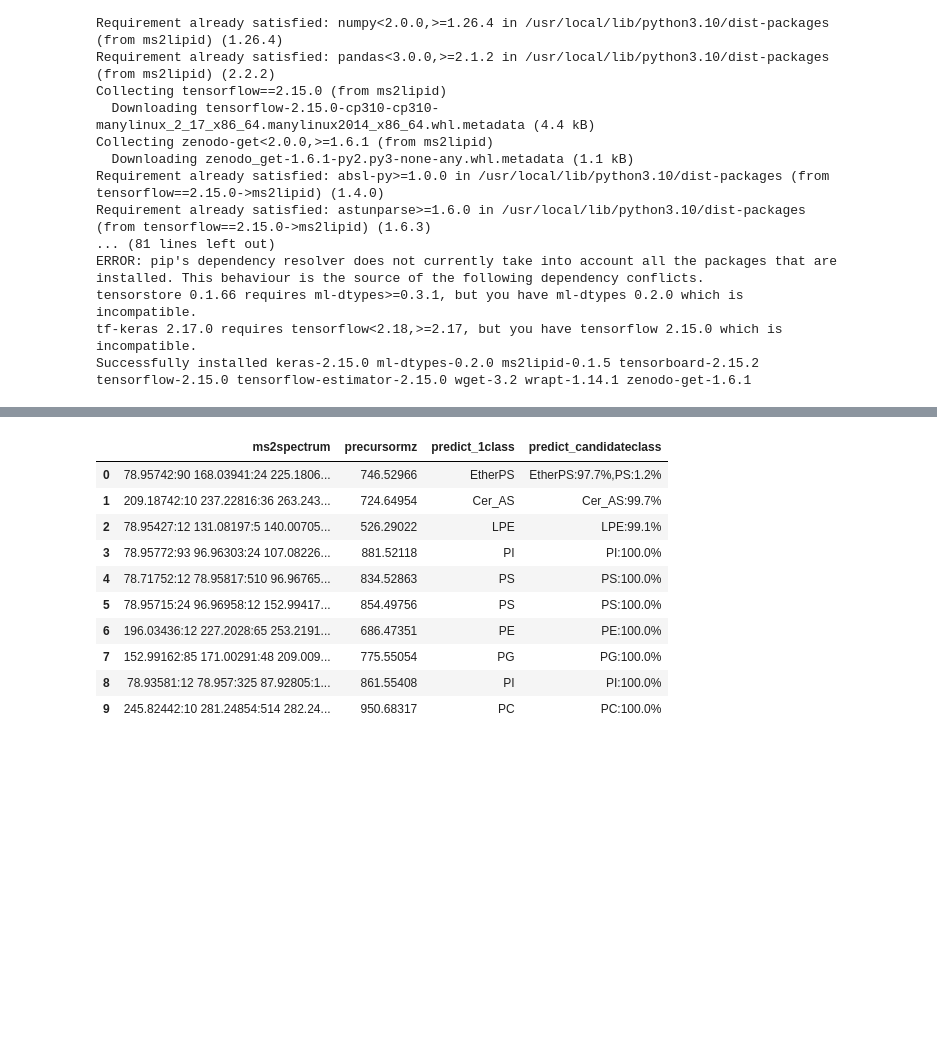
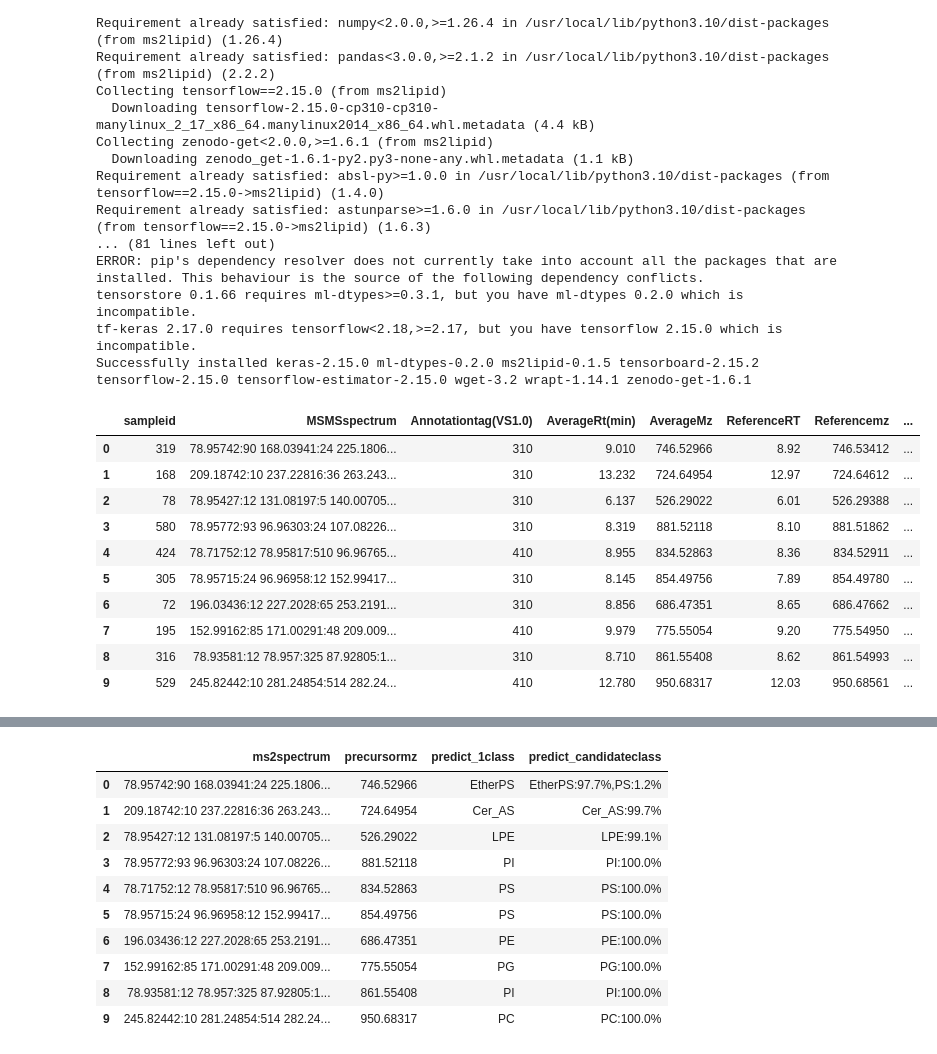
Before and after one commit to systemsomicslab/ms2lipid, a Jupyter notebook: try_ms2lipid.ipynb, the cells around one changed output, grey strips where cells are left out. Cells and saved outputs as stored; diff of their text form; code cells hidden in the pictures; blank space fills up the shorter version.

Commit message:
Add input file table view

```diff
--- a/try_ms2lipid.ipynb
+++ b/try_ms2lipid.ipynb
@@ -23,3 +25,17 @@ import ms2lipid
+# %%
+pd.read_csv("https://github.com/systemsomicslab/ms2lipid/raw/main/tests/test_data_csv_neg.csv")
+# %% [output]
+|  | sampleid | MSMSspectrum | Annotationtag(VS1.0) | AverageRt(min) | AverageMz | ReferenceRT | Referencemz | ... |
+| 0 | 319 | 78.95742:90 168.03941:24 225.1806... | 310 | 9.010 | 746.52966 | 8.92 | 746.53412 | ... |
+| 1 | 168 | 209.18742:10 237.22816:36 263.243... | 310 | 13.232 | 724.64954 | 12.97 | 724.64612 | ... |
+| 2 | 78 | 78.95427:12 131.08197:5 140.00705... | 310 | 6.137 | 526.29022 | 6.01 | 526.29388 | ... |
+| 3 | 580 | 78.95772:93 96.96303:24 107.08226... | 310 | 8.319 | 881.52118 | 8.10 | 881.51862 | ... |
+| 4 | 424 | 78.71752:12 78.95817:510 96.96765... | 410 | 8.955 | 834.52863 | 8.36 | 834.52911 | ... |
+| 5 | 305 | 78.95715:24 96.96958:12 152.99417... | 310 | 8.145 | 854.49756 | 7.89 | 854.49780 | ... |
+| 6 | 72 | 196.03436:12 227.2028:65 253.2191... | 310 | 8.856 | 686.47351 | 8.65 | 686.47662 | ... |
+| 7 | 195 | 152.99162:85 171.00291:48 209.009... | 410 | 9.979 | 775.55054 | 9.20 | 775.54950 | ... |
+| 8 | 316 | 78.93581:12 78.957:325 87.92805:1... | 310 | 8.710 | 861.55408 | 8.62 | 861.54993 | ... |
+| 9 | 529 | 245.82442:10 281.24854:514 282.24... | 410 | 12.780 | 950.68317 | 12.03 | 950.68561 | ... |
 # %%
 predicted_result_df = ms2lipid.predclass("https://github.com/systemsomicslab/ms2lipid/raw/main/tests/test_data_csv_neg.csv", "negative", "MSMSspectrum", "AverageMz")
 # %% [output]
```
Also changed, not shown: parts of 2 cells of this notebook.
